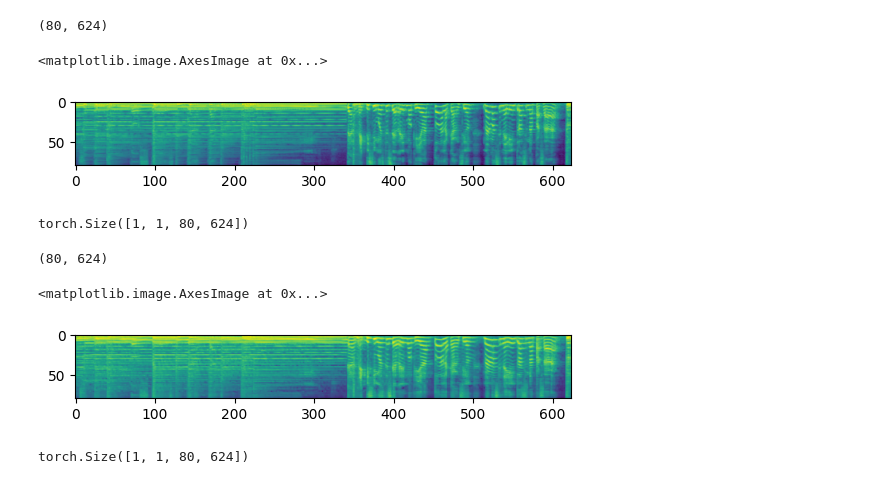
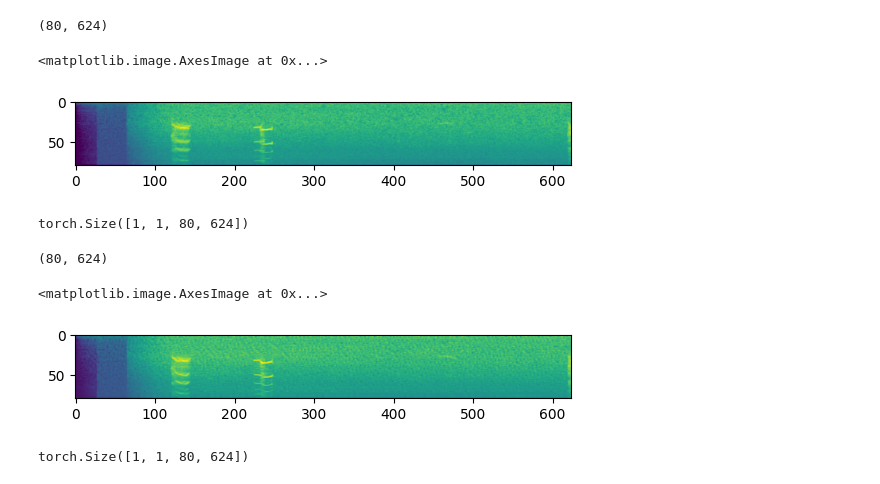
Before and after one commit to HeCheng0625/AUDIT_v2, a Jupyter notebook: test_vae.ipynb, the cells around one changed output. Drawn from its saved outputs; the diff is of its cells as text; code cells hidden in the pictures.

```diff
--- a/test_vae.ipynb
+++ b/test_vae.ipynb
@@ -7,14 +7,14 @@ from diffusers import AutoencoderKL
 # %%
 import matplotlib.pyplot as plt
 # %%
-test_id = "/blob/v-yuancwang/DiffAudioImg/VGGSound/data/vggsound/mel/-3GsMfOpuRM_145000_155000.npy"
+test_id = "/blob/v-yuancwang/WavCaps/BBC/mel/NHU05017176.npy"
 test_mel = np.load(test_id)[:,:624]
 print(test_mel.shape)
 plt.imshow(test_mel)
 # %% [output]
 (80, 624)
 <matplotlib.image.AxesImage at 0x...>
-[figure, old version]
+[figure, new version]
 # %%
 vae = AutoencoderKL.from_pretrained("/blob/v-yuancwang/AudioEditingModel/VAE_GAN/checkpoint-50000/vae")
 vae.requires_grad_(False)
@@ -36,5 +36,5 @@ plt.imshow(vae_res)
 # %% [output]
 (80, 624)
 <matplotlib.image.AxesImage at 0x...>
-[figure, old version]
+[figure, new version]
 # %%
```
Also changed, not shown: parts of 3 cells of this notebook, 2 other files.
